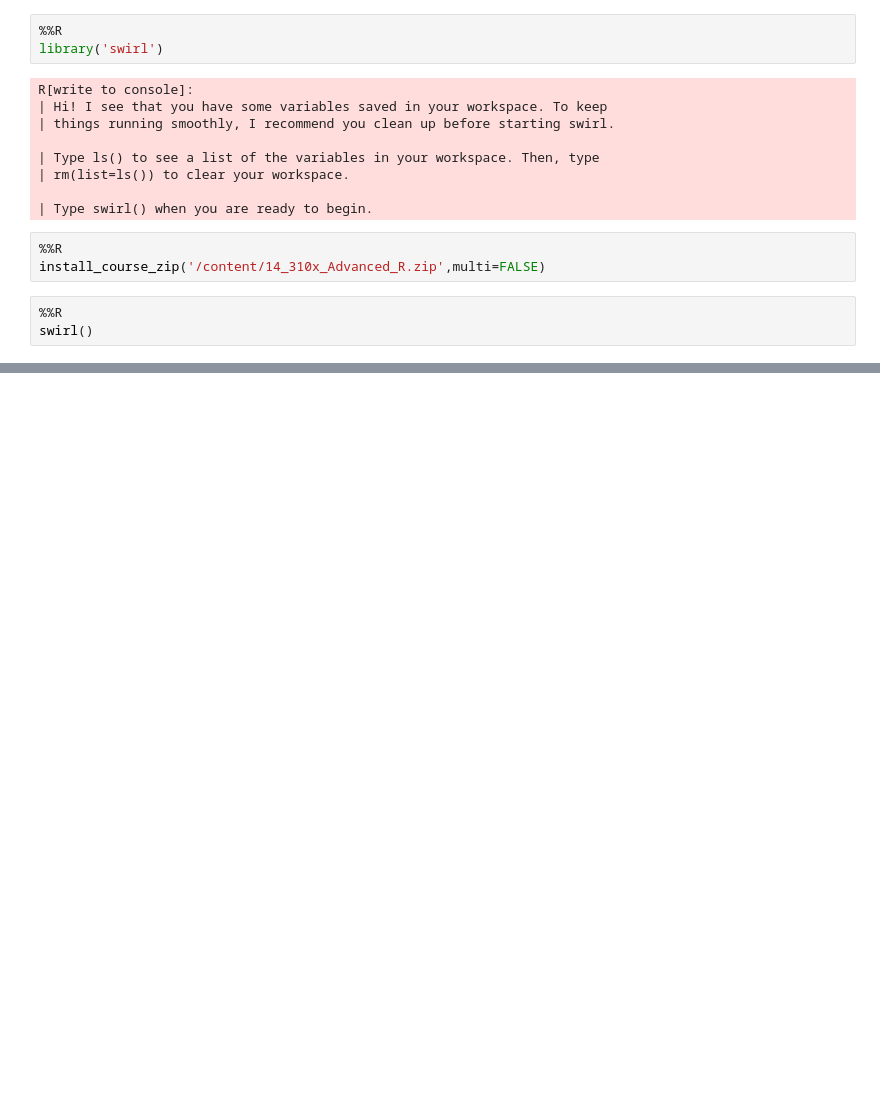
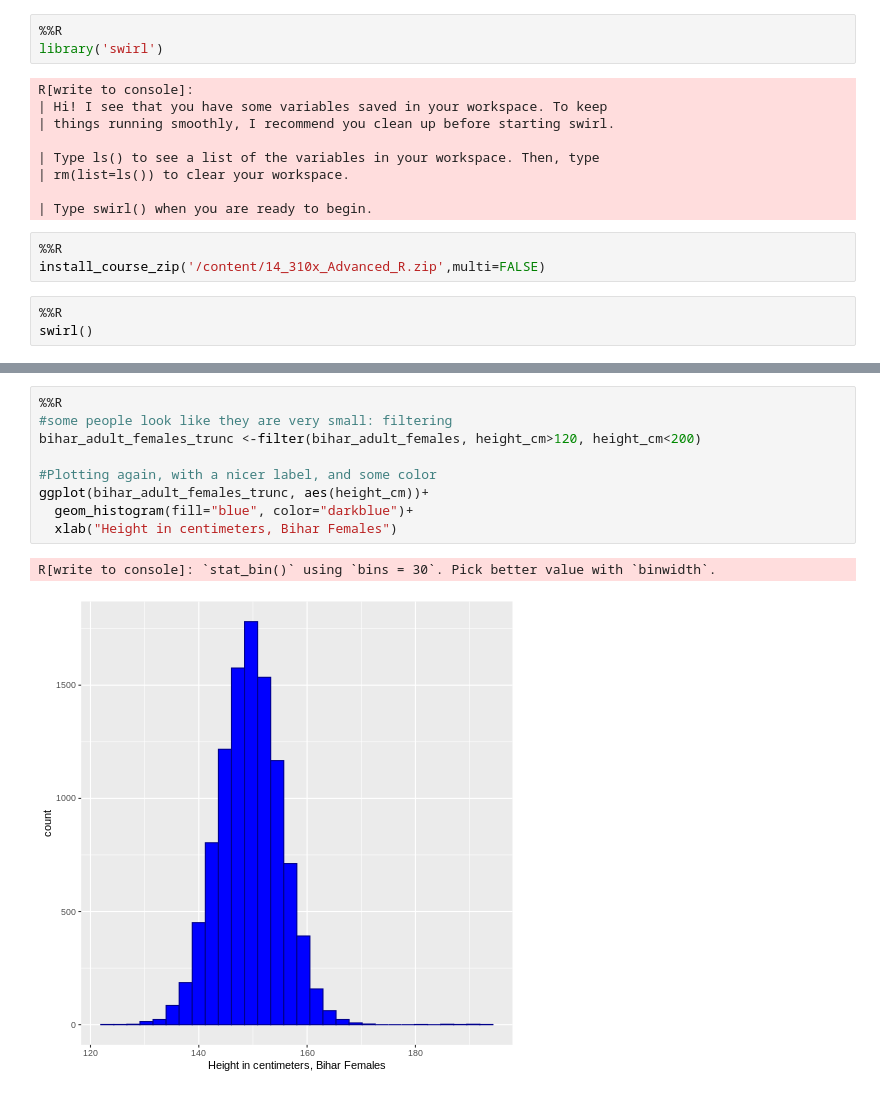
Before and after one commit to dataqueenpend/MIT_DataAnalysisForSocialScientists, a Jupyter notebook: r_notes.ipynb, the cells around one changed output, grey strips where cells are left out. Drawn from its saved outputs; the diff is of its cells as text; blank space fills up the shorter version.

```diff
--- a/r_notes.ipynb
+++ b/r_notes.ipynb
@@ -293,0 +372,12 @@ swirl()
+# %%
+%%R
+#some people look like they are very small: filtering
+bihar_adult_females_trunc <-filter(bihar_adult_females, height_cm>120, height_cm<200)
+
+#Plotting again, with a nicer label, and some color
+ggplot(bihar_adult_females_trunc, aes(height_cm))+
+  geom_histogram(fill="blue", color="darkblue")+
+  xlab("Height in centimeters, Bihar Females")
+# %% [output]
+R[write to console]: `stat_bin()` using `bins = 30`. Pick better value with `binwidth`.
+[figure, added]
```
Also changed, not shown: parts of 17 cells of this notebook.
